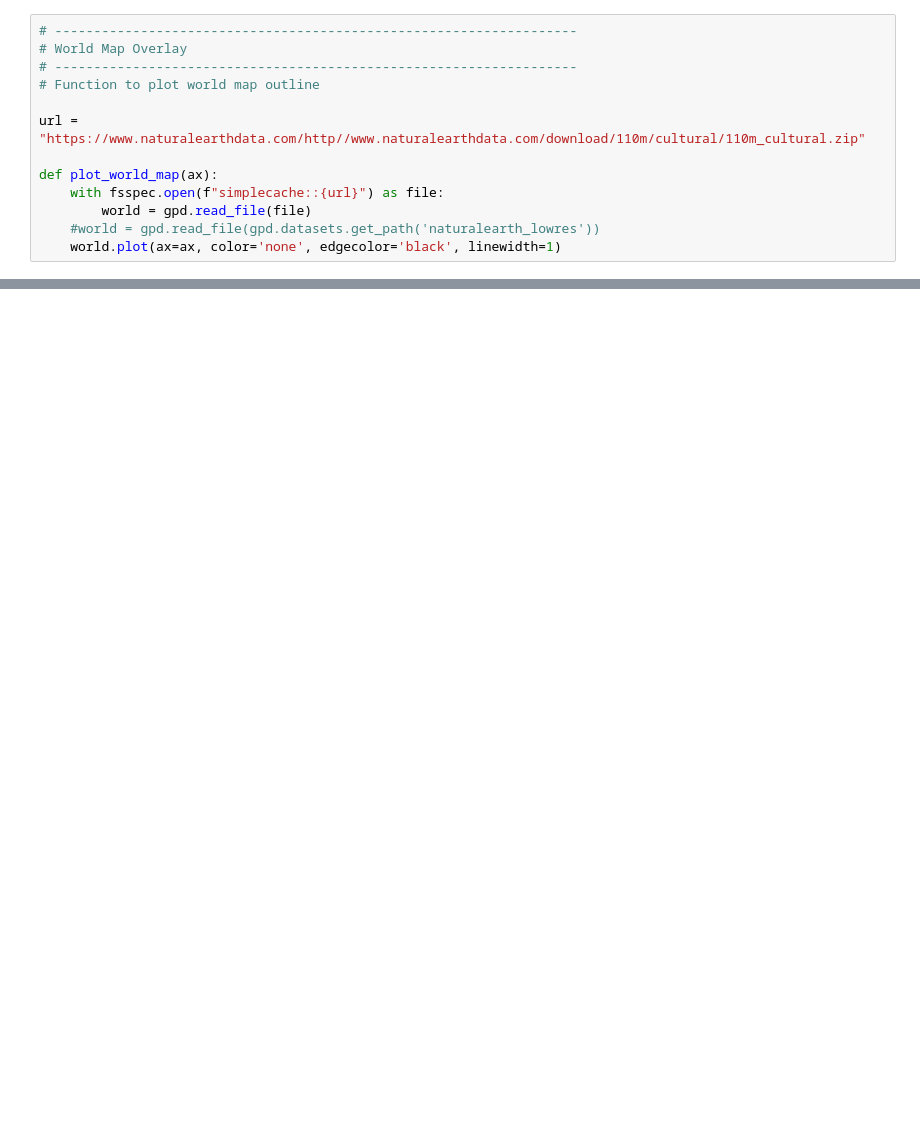
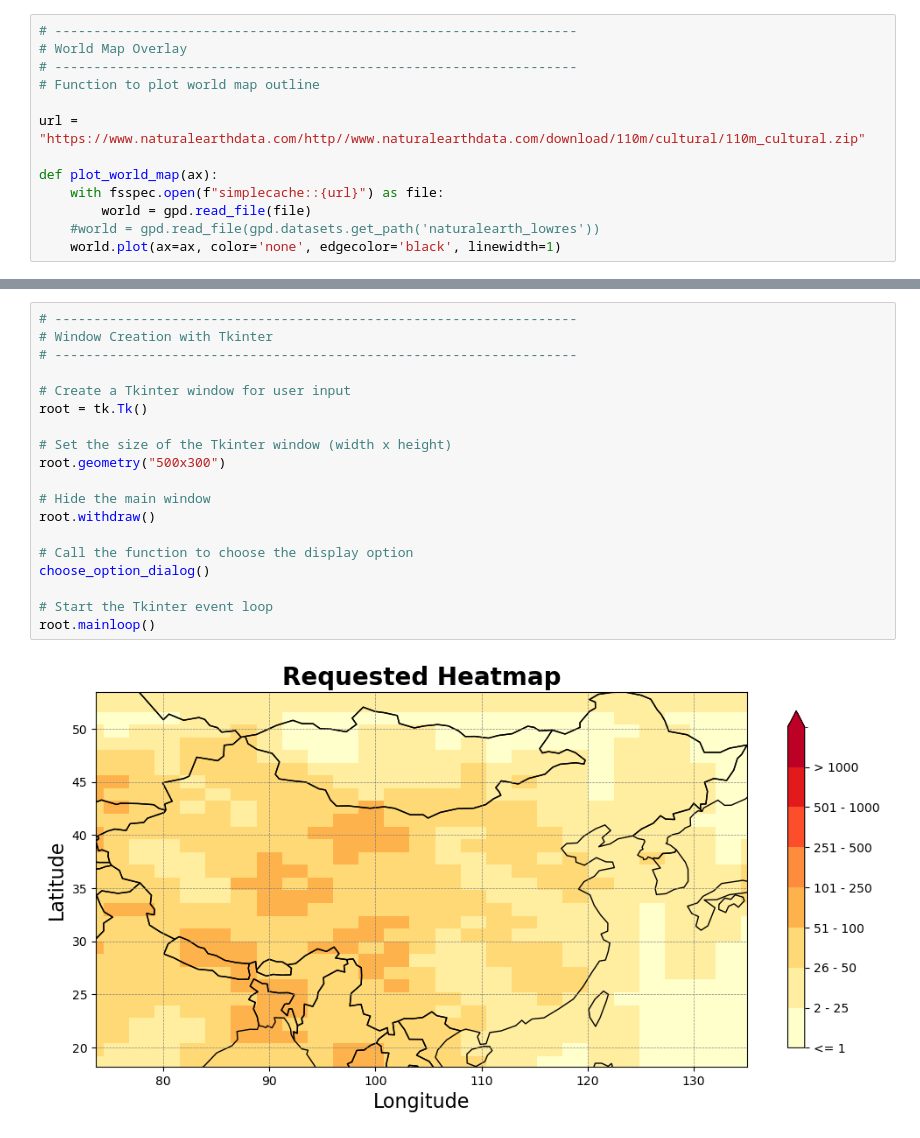
Before and after one commit to YaliWang2019/ASF-Heatmaps, a Jupyter notebook: HMWin_Update.ipynb, the cells around one changed output, grey strips where cells are left out. Cells and saved outputs as stored; diff of their text form; blank space fills up the shorter version.

```diff
--- a/HMWin_Update.ipynb
+++ b/HMWin_Update.ipynb
@@ -477,0 +443,21 @@ def date_heatmap_dialog(dialog):
+# %%
+# -------------------------------------------------------------------
+# Window Creation with Tkinter
+# -------------------------------------------------------------------
+
+# Create a Tkinter window for user input
+root = tk.Tk()
+
+# Set the size of the Tkinter window (width x height)
+root.geometry("500x300")
+
+# Hide the main window
+root.withdraw()
+
+# Call the function to choose the display option
+choose_option_dialog()
+
+# Start the Tkinter event loop
+root.mainloop()
+# %% [output]
+[figure, added]
```
Also changed, not shown: parts of 25 cells of this notebook, 3 other files.
